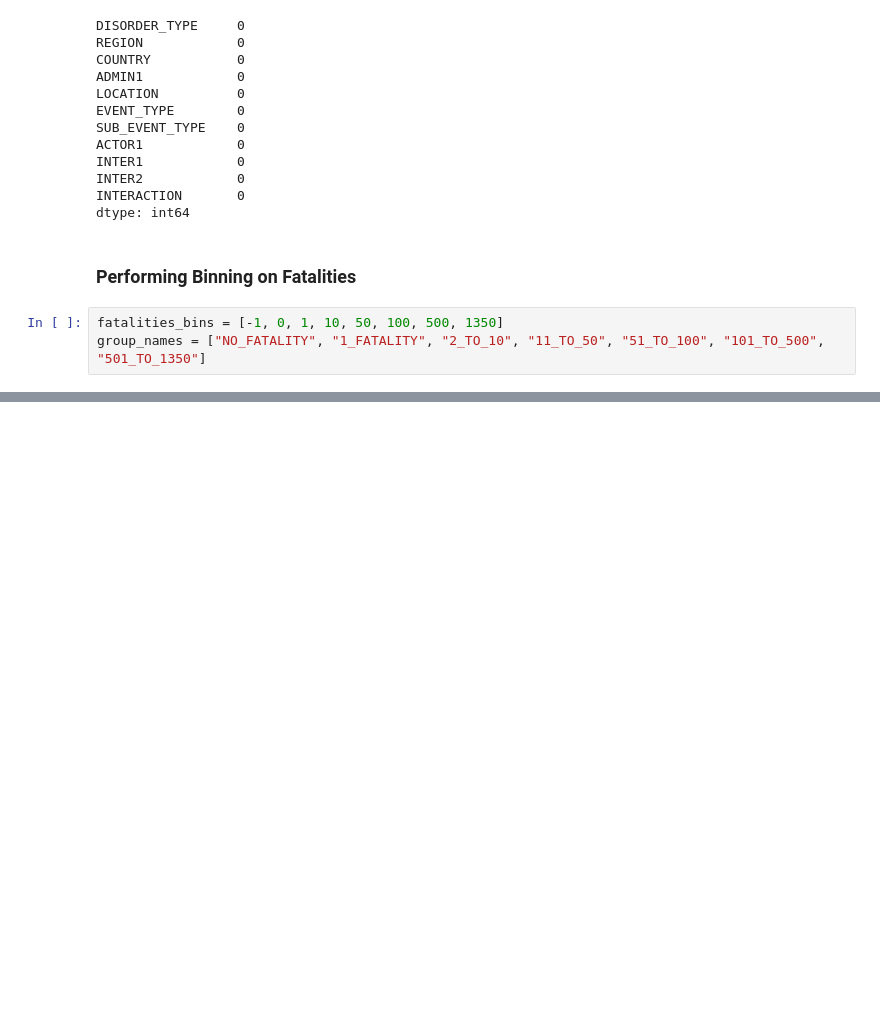
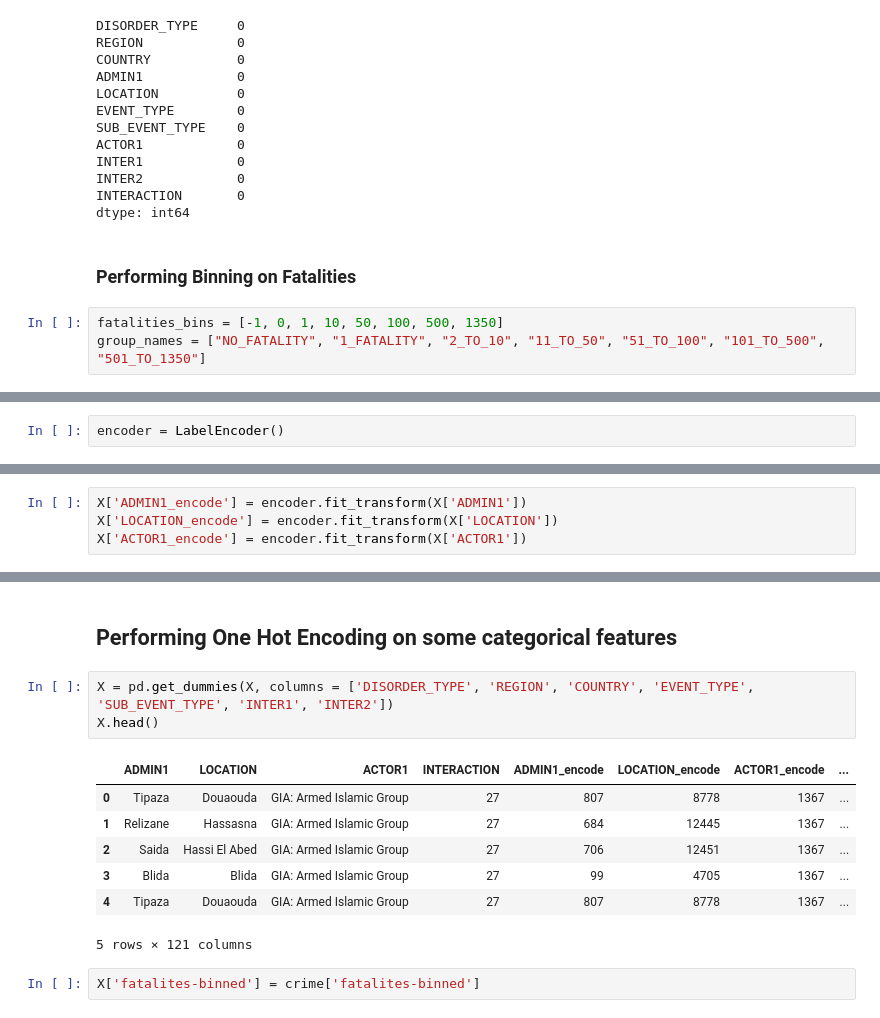
Before and after one commit to Sammybams/HamoyeAI-Team-Theano-Capstone-Project, a Jupyter notebook: Final Modelling for Africa.ipynb, the cells around one changed output, grey strips where cells are left out. Cells and saved outputs as stored; diff of their text form; blank space fills up the shorter version.

```diff
--- a/Final Modelling for Africa.ipynb
+++ b/Final Modelling for Africa.ipynb
@@ -181,0 +196,2 @@ group_names = ["NO_FATALITY", "1_FATALITY", "2_TO_10", "11_TO_50", "51_TO_100",
+# %%
+encoder = LabelEncoder()
@@ -181,0 +204,4 @@ group_names = ["NO_FATALITY", "1_FATALITY", "2_TO_10", "11_TO_50", "51_TO_100",
+# %%
+X['ADMIN1_encode'] = encoder.fit_transform(X['ADMIN1'])
+X['LOCATION_encode'] = encoder.fit_transform(X['LOCATION'])
+X['ACTOR1_encode'] = encoder.fit_transform(X['ACTOR1'])
@@ -181,0 +224,15 @@ group_names = ["NO_FATALITY", "1_FATALITY", "2_TO_10", "11_TO_50", "51_TO_100",
+# %% [markdown]
+## Performing One Hot Encoding on some categorical features
+# %%
+X = pd.get_dummies(X, columns = ['DISORDER_TYPE', 'REGION', 'COUNTRY', 'EVENT_TYPE', 'SUB_EVENT_TYPE', 'INTER1', 'INTER2'])
+X.head()
+# %% [output]
+|  | ADMIN1 | LOCATION | ACTOR1 | INTERACTION | ADMIN1_encode | LOCATION_encode | ACTOR1_encode | ... |
+| 0 | Tipaza | Douaouda | GIA: Armed Islamic Group | 27 | 807 | 8778 | 1367 | ... |
+| 1 | Relizane | Hassasna | GIA: Armed Islamic Group | 27 | 684 | 12445 | 1367 | ... |
+| 2 | Saida | Hassi El Abed | GIA: Armed Islamic Group | 27 | 706 | 12451 | 1367 | ... |
+| 3 | Blida | Blida | GIA: Armed Islamic Group | 27 | 99 | 4705 | 1367 | ... |
+| 4 | Tipaza | Douaouda | GIA: Armed Islamic Group | 27 | 807 | 8778 | 1367 | ... |
+5 rows × 121 columns
+# %%
+X['fatalites-binned'] = crime['fatalites-binned']
```
Also changed, not shown: parts of 48 cells of this notebook.
